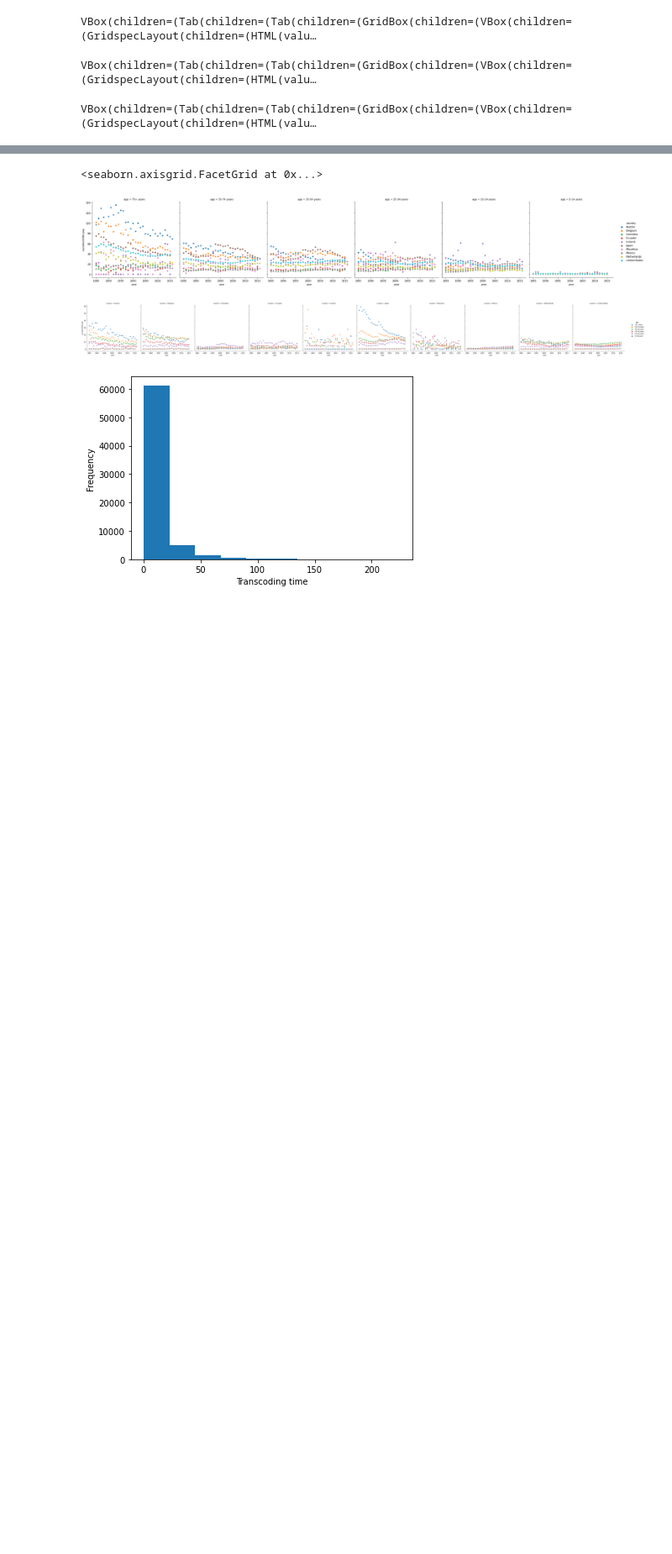
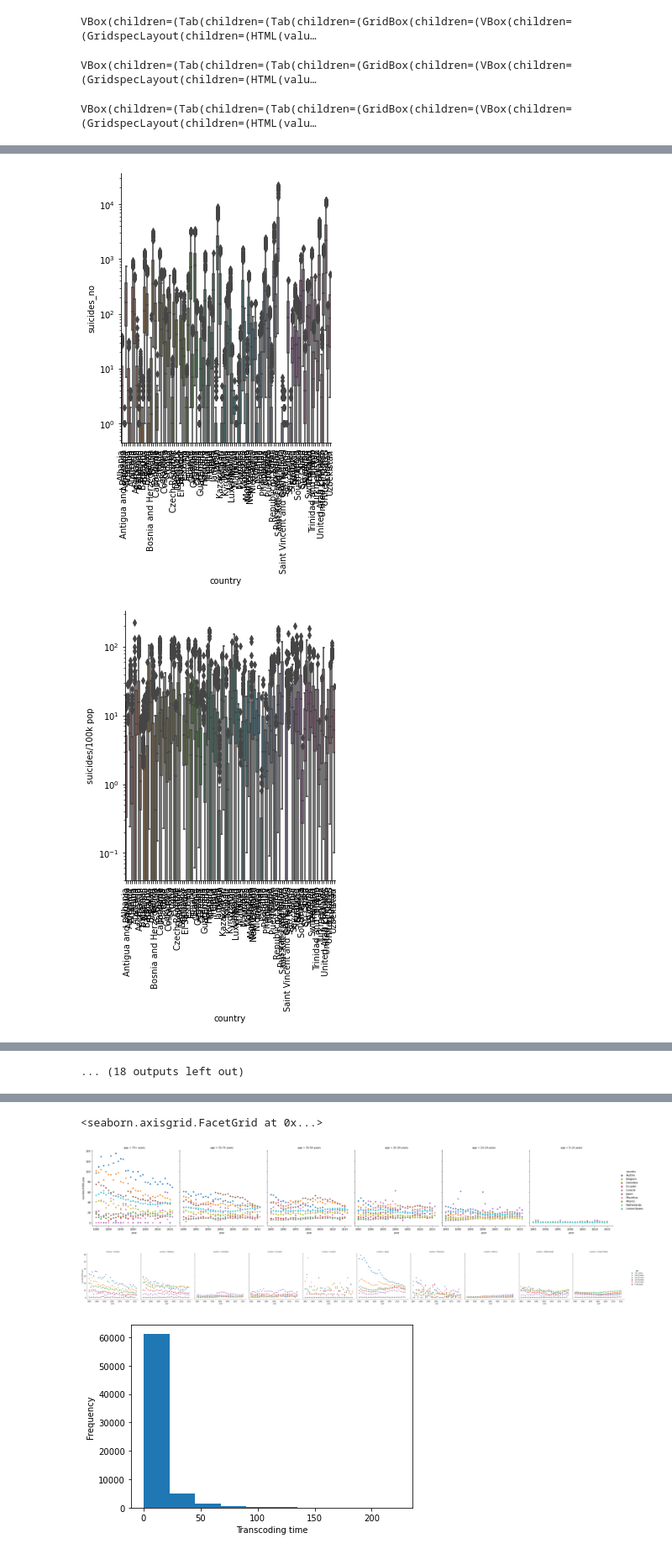
Before and after one commit to ztucker4/ECE219_Winter2021, a Jupyter notebook: Project_4/Project_4.ipynb, the cells around one changed output, grey strips where cells are left out. Shown at 84% size. Drawn from its saved outputs; the diff is of its cells as text; code cells hidden in the pictures; blank space fills up the shorter version.

```diff
--- a/Project_4/Project_4.ipynb
+++ b/Project_4/Project_4.ipynb
@@ -104,0 +144,29 @@ VBox(children=(Tab(children=(Tab(children=(GridBox(children=(VBox(children=(Grid
+# %%
+#Q3
+suic_cat_cols = ['country', 'sex', 'age','generation']
+suic_targets = ['suicides_no', 'suicides/100k pop']
+for col in suic_cat_cols:
+    for target in suic_targets:
+        g = seaborn.catplot(data=suic_df_hist, x=col,y=target,kind='box')
+        g.fig.get_axes()[0].set_yscale('log')
+        plt.xticks(rotation='vertical')
+        plt.show()
+
+
+bike_cat_cols = ['season','mnth','holiday','weekday','workingday',
+                 'weathersit']
+bike_targets = ['casual','registered','cnt']
+for col in bike_cat_cols:
+    for target in bike_targets:
+        seaborn.catplot(data=bike_df, x=col,y=target,kind='box')
+        plt.show()
+
+vid_cat_cols = ['codec','o_codec']
+vid_targets = ['umem','utime']
+for col in vid_cat_cols:
+    for target in vid_targets:
+        seaborn.catplot(data=vid_df, x=col,y=target,kind='box')
+        plt.show()
+# %% [output]
+[figure, added]
+[figure, added]
@@ -105,3 +183,4 @@ VBox(children=(Tab(children=(Tab(children=(GridBox(children=(VBox(children=(Grid
+... (18 outputs left out)
 # %%
 #Q4
 import matplotlib.pyplot as plt
```
Also changed, not shown: parts of 4 cells of this notebook.
